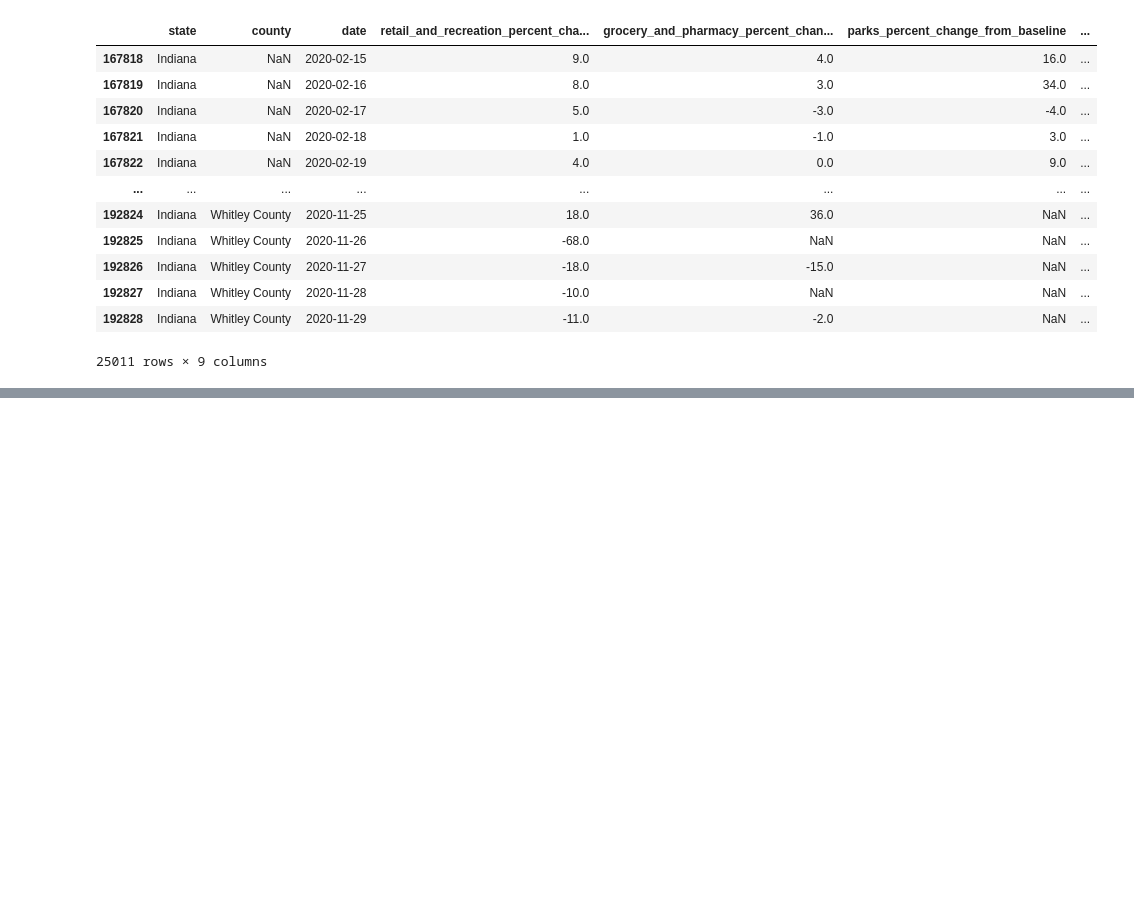
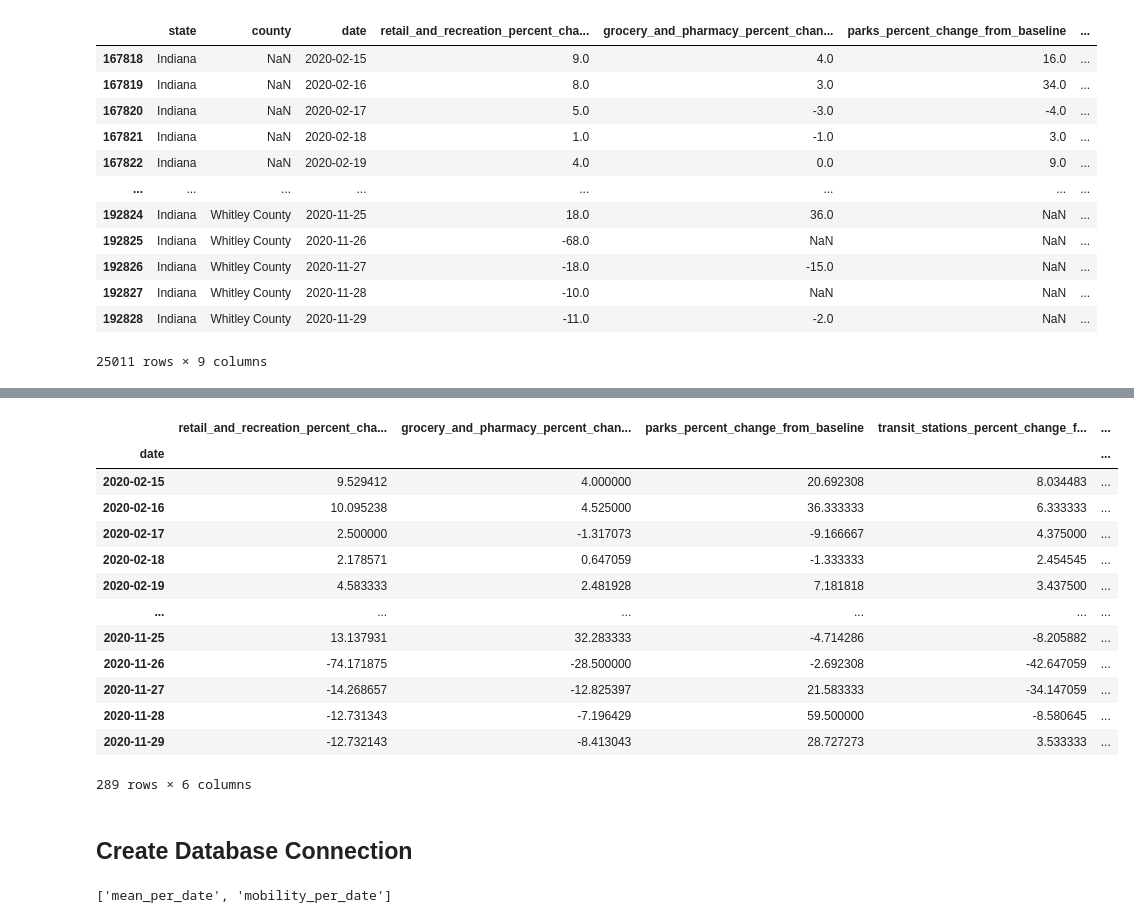
Before and after one commit to Mquinton28/ETL-Project-Group5, a Jupyter notebook: Resources/google_data.ipynb, the cells around one changed output, grey strips where cells are left out. Cells and saved outputs as stored; diff of their text form; code cells hidden in the pictures; blank space fills up the shorter version.

Commit message:
create sql connection

```diff
--- a/Resources/google_data.ipynb
+++ b/Resources/google_data.ipynb
@@ -119,0 +138,20 @@ indiana_df2 = indiana_df.dropna(how='any')
+# %%
+indiana_df2_mean = indiana_df2.groupby(['date']).mean()
+indiana_df2_mean
+# %% [output]
+|  | retail_and_recreation_percent_cha... | grocery_and_pharmacy_percent_chan... | parks_percent_change_from_baseline | transit_stations_percent_change_f... | ... |
+| date |  |  |  |  | ... |
+| 2020-02-15 | 9.529412 | 4.000000 | 20.692308 | 8.034483 | ... |
+| 2020-02-16 | 10.095238 | 4.525000 | 36.333333 | 6.333333 | ... |
+| 2020-02-17 | 2.500000 | -1.317073 | -9.166667 | 4.375000 | ... |
+| 2020-02-18 | 2.178571 | 0.647059 | -1.333333 | 2.454545 | ... |
+| 2020-02-19 | 4.583333 | 2.481928 | 7.181818 | 3.437500 | ... |
+| ... | ... | ... | ... | ... | ... |
+| 2020-11-25 | 13.137931 | 32.283333 | -4.714286 | -8.205882 | ... |
+| 2020-11-26 | -74.171875 | -28.500000 | -2.692308 | -42.647059 | ... |
+| 2020-11-27 | -14.268657 | -12.825397 | 21.583333 | -34.147059 | ... |
+| 2020-11-28 | -12.731343 | -7.196429 | 59.500000 | -8.580645 | ... |
+| 2020-11-29 | -12.732143 | -8.413043 | 28.727273 | 3.533333 | ... |
+289 rows × 6 columns
+# %% [markdown]
+## Create Database Connection
@@ -119,0 +161,4 @@ indiana_df2 = indiana_df.dropna(how='any')
+# %%
+engine.table_names()
+# %% [output]
+['mean_per_date', 'mobility_per_date']
```
Also changed, not shown: parts of 9 cells of this notebook.
